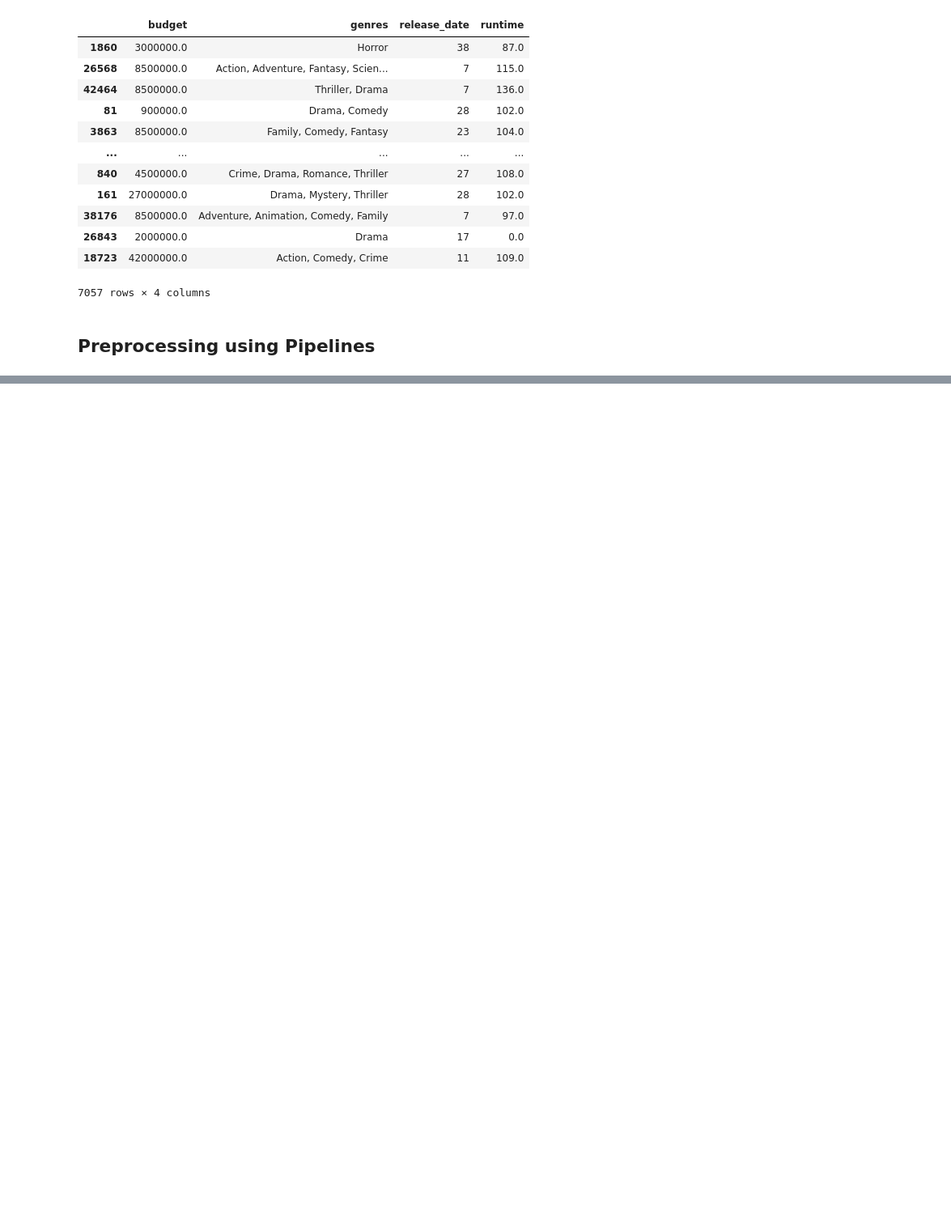
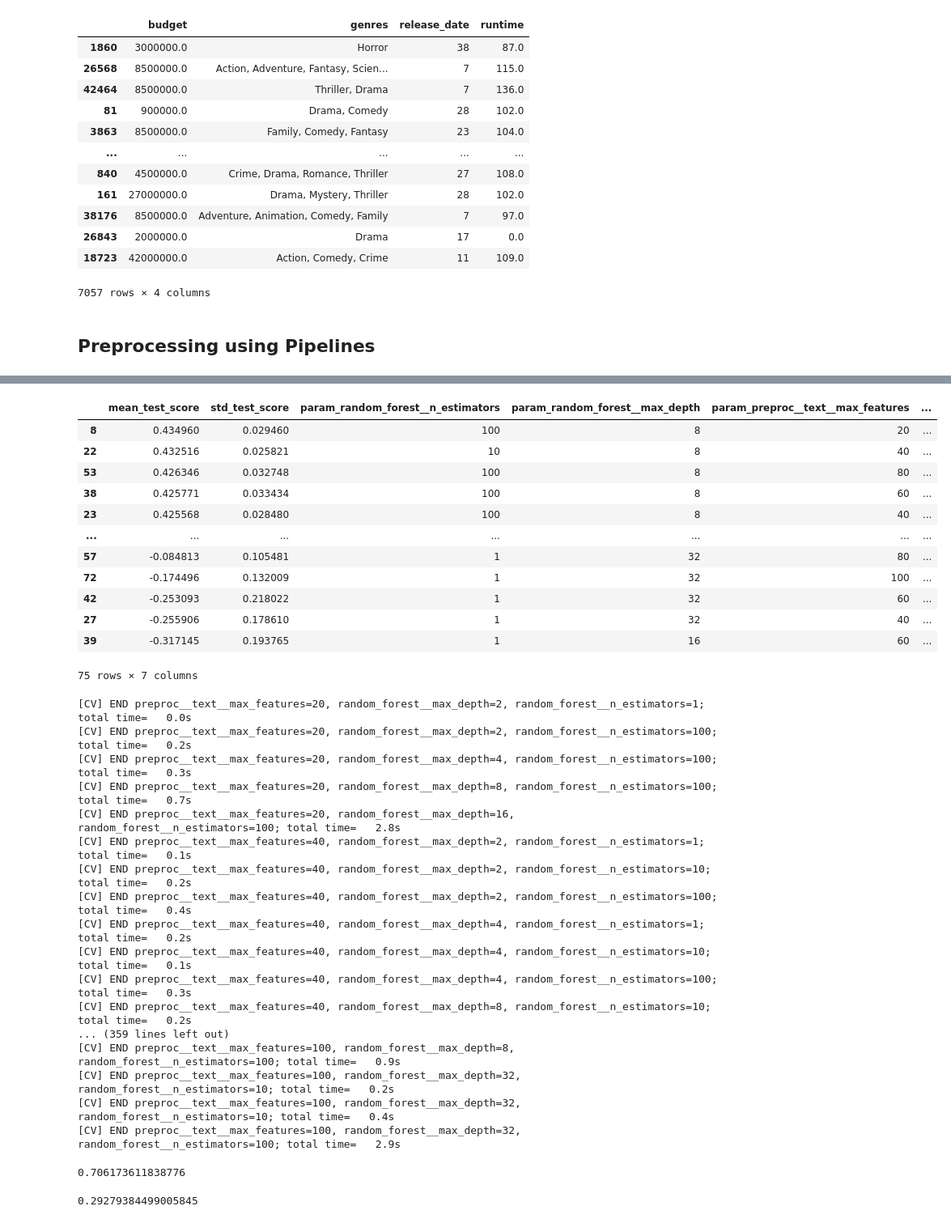
Before and after one commit to neysapatel/movies, a Jupyter notebook: movies.ipynb, the cells around one changed output, grey strips where cells are left out. Shown: that part at 81% size. Saved outputs shown, nothing was run; the diff lists cells and outputs as text; code cells hidden in the pictures; blank space fills up the shorter version.

Commit message:
Trained model

```diff
--- a/movies.ipynb
+++ b/movies.ipynb
@@ -426,8 +426,8 @@ preproc = ColumnTransformer([
     ('scale', StandardScaler(), scale_features)
 ])
 
-preproc.fit(X_train)
+test = preproc.fit_transform(X_train)
 genre_cols = ['genre_' + word for word in preproc.named_transformers_['text'].get_feature_names_out()]
-X_train_preproc = pd.DataFrame(data=preproc.transform(X_train).array())
+X_train_preproc = pd.DataFrame(data=preproc.transform(X_train).toarray(), columns=genre_cols+scale_features)
 X_train_preproc.head()
 # %% [output]
@@ -434,0 +474,9 @@ AttributeError: array not found
+# %%
+from sklearn.ensemble import RandomForestRegressor
+
+random_forest = RandomForestRegressor(n_jobs = -1)
+random_forest_pipe = Pipeline([
+    ('preproc', preproc),
+    ('random_forest', random_forest)
+])
+cross_validate(random_forest_pipe, X_train, y_train)["test_score"].mean()
@@ -434,0 +489,10 @@ AttributeError: array not found
+# %%
+parameters = {
+    "random_forest__n_estimators": [1, 10, 100],
+    "random_forest__max_depth": [2, 4, 8, 16, 32],
+    "preproc__text__max_features": [20, 40, 60, 80, 100]
+}
+
+grid_search = GridSearchCV(random_forest_pipe, parameters, cv=5, n_jobs=-1, verbose=2)
+
+grid_search.fit(X_train, y_train)
@@ -434,0 +519,43 @@ AttributeError: array not found
+# %%
+pd.DataFrame(grid_search.cv_results_)[['mean_test_score', 'std_test_score', 'param_random_forest__n_estimators', 'param_random_forest__max_depth', 'param_preproc__text__max_features', 'mean_fit_time', 'rank_test_score']].sort_values(by="rank_test_score")
+# %% [output]
+|  | mean_test_score | std_test_score | param_random_forest__n_estimators | param_random_forest__max_depth | param_preproc__text__max_features | ... |
+| 8 | 0.434960 | 0.029460 | 100 | 8 | 20 | ... |
+| 22 | 0.432516 | 0.025821 | 10 | 8 | 40 | ... |
+| 53 | 0.426346 | 0.032748 | 100 | 8 | 80 | ... |
+| 38 | 0.425771 | 0.033434 | 100 | 8 | 60 | ... |
+| 23 | 0.425568 | 0.028480 | 100 | 8 | 40 | ... |
+| ... | ... | ... | ... | ... | ... | ... |
+| 57 | -0.084813 | 0.105481 | 1 | 32 | 80 | ... |
+| 72 | -0.174496 | 0.132009 | 1 | 32 | 100 | ... |
+| 42 | -0.253093 | 0.218022 | 1 | 32 | 60 | ... |
+| 27 | -0.255906 | 0.178610 | 1 | 32 | 40 | ... |
+| 39 | -0.317145 | 0.193765 | 1 | 16 | 60 | ... |
+75 rows × 7 columns
+[CV] END preproc__text__max_features=20, random_forest__max_depth=2, random_forest__n_estimators=1; total time=   0.0s
+[CV] END preproc__text__max_features=20, random_forest__max_depth=2, random_forest__n_estimators=100; total time=   0.2s
+[CV] END preproc__text__max_features=20, random_forest__max_depth=4, random_forest__n_estimators=100; total time=   0.3s
+[CV] END preproc__text__max_features=20, random_forest__max_depth=8, random_forest__n_estimators=100; total time=   0.7s
+[CV] END preproc__text__max_features=20, random_forest__max_depth=16, random_forest__n_estimators=100; total time=   2.8s
+[CV] END preproc__text__max_features=40, random_forest__max_depth=2, random_forest__n_estimators=1; total time=   0.1s
+[CV] END preproc__text__max_features=40, random_forest__max_depth=2, random_forest__n_estimators=10; total time=   0.2s
+[CV] END preproc__text__max_features=40, random_forest__max_depth=2, random_forest__n_estimators=100; total time=   0.4s
+[CV] END preproc__text__max_features=40, random_forest__max_depth=4, random_forest__n_estimators=1; total time=   0.2s
+[CV] END preproc__text__max_features=40, random_forest__max_depth=4, random_forest__n_estimators=10; total time=   0.1s
+[CV] END preproc__text__max_features=40, random_forest__max_depth=4, random_forest__n_estimators=100; total time=   0.3s
+[CV] END preproc__text__max_features=40, random_forest__max_depth=8, random_forest__n_estimators=10; total time=   0.2s
+... (359 lines left out)
+[CV] END preproc__text__max_features=100, random_forest__max_depth=8, random_forest__n_estimators=100; total time=   0.9s
+[CV] END preproc__text__max_features=100, random_forest__max_depth=32, random_forest__n_estimators=10; total time=   0.2s
+[CV] END preproc__text__max_features=100, random_forest__max_depth=32, random_forest__n_estimators=10; total time=   0.4s
+[CV] END preproc__text__max_features=100, random_forest__max_depth=32, random_forest__n_estimators=100; total time=   2.9s
+# %%
+estimator = grid_search.best_estimator_
+estimator.fit(X_train, y_train)
+estimator.score(X_train, y_train)
+# %% [output]
+0.706173611838776
+# %%
+estimator.score(X_test, y_test)
+# %% [output]
+0.29279384499005845
```
Also changed, not shown: parts of 15 cells of this notebook.
